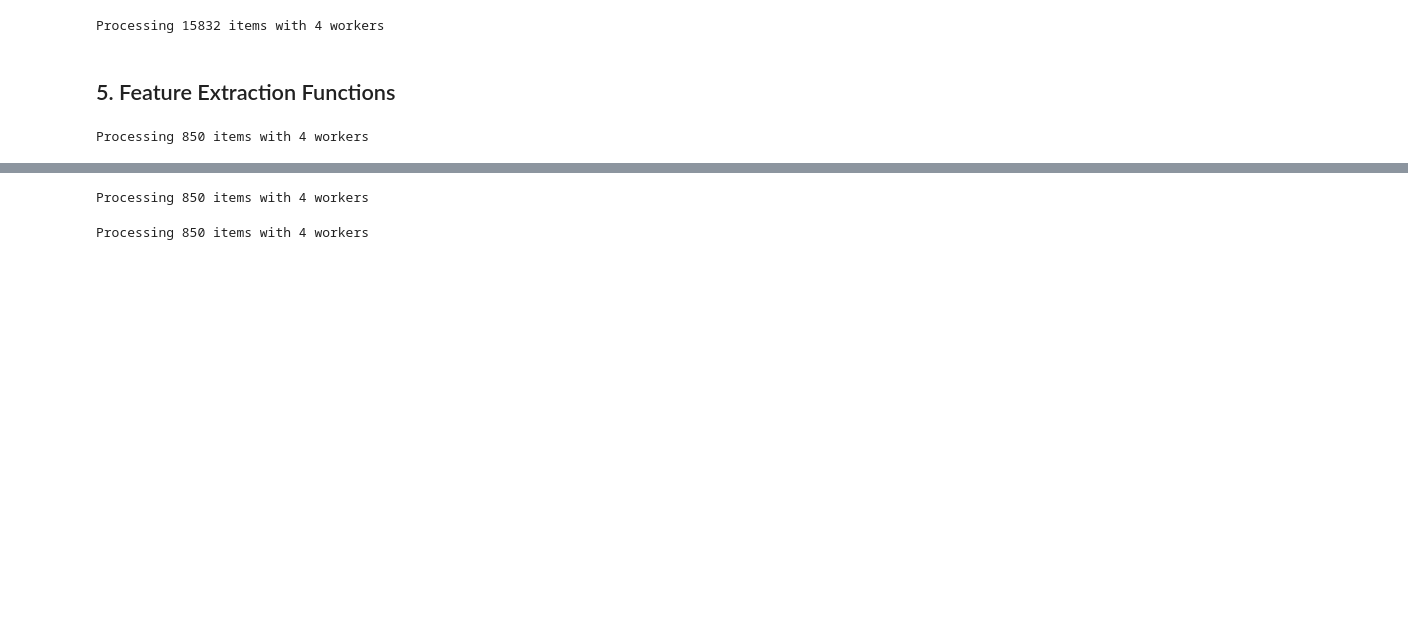
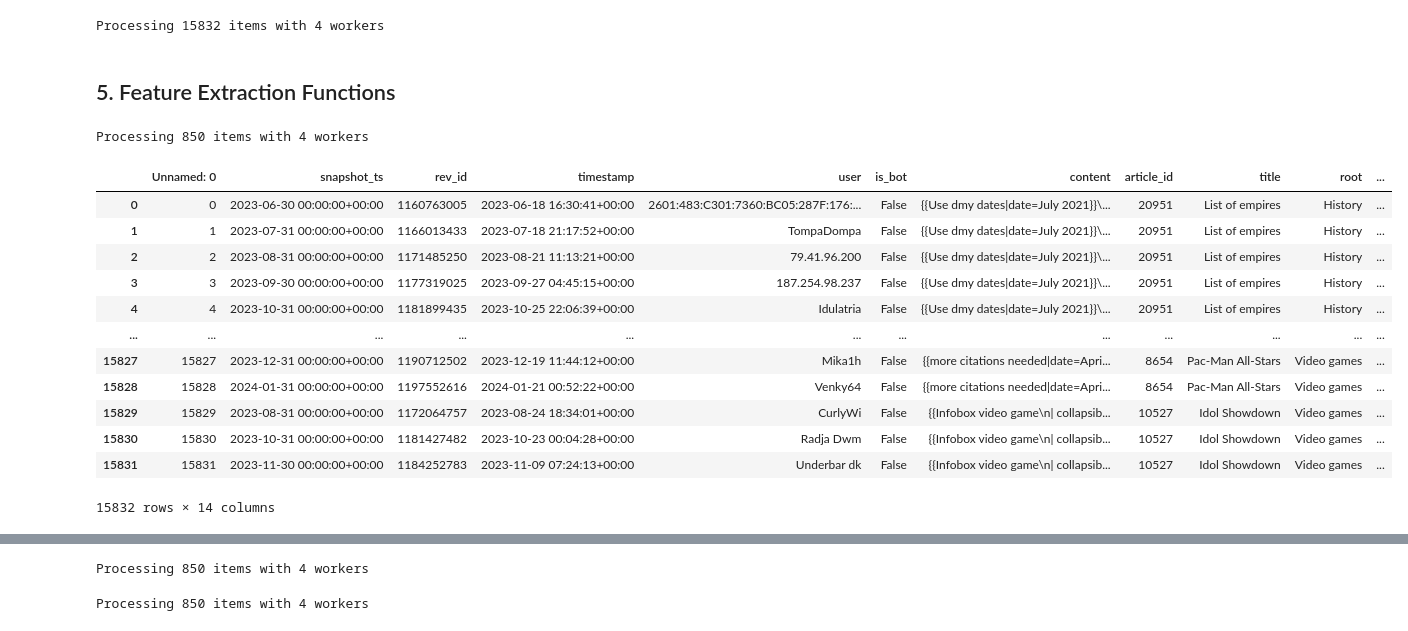
Before and after one commit to LeTartap/WikiMScThesis, a Jupyter notebook: python_code/optimized_pipeline.ipynb, the cells around one changed output, grey strips where cells are left out. Drawn from its saved outputs; the diff is of its cells as text; code cells hidden in the pictures; blank space fills up the shorter version.

```diff
--- a/python_code/optimized_pipeline.ipynb
+++ b/python_code/optimized_pipeline.ipynb
@@ -845,3 +847,19 @@ def compute_perplexity_and_burstiness(text: str, max_length: int = 512):
+# %%
+tiny_revs
+# %% [output]
+|  | Unnamed: 0 | snapshot_ts | rev_id | timestamp | user | is_bot | content | article_id | title | root | ... |
+| 0 | 0 | 2023-06-30 00:00:00+00:00 | 1160763005 | 2023-06-18 16:30:41+00:00 | 2601:483:C301:7360:BC05:287F:176:... | False | {{Use dmy dates|date=July 2021}}\... | 20951 | List of empires | History | ... |
+| 1 | 1 | 2023-07-31 00:00:00+00:00 | 1166013433 | 2023-07-18 21:17:52+00:00 | TompaDompa | False | {{Use dmy dates|date=July 2021}}\... | 20951 | List of empires | History | ... |
+| 2 | 2 | 2023-08-31 00:00:00+00:00 | 1171485250 | 2023-08-21 11:13:21+00:00 | 79.41.96.200 | False | {{Use dmy dates|date=July 2021}}\... | 20951 | List of empires | History | ... |
+| 3 | 3 | 2023-09-30 00:00:00+00:00 | 1177319025 | 2023-09-27 04:45:15+00:00 | 187.254.98.237 | False | {{Use dmy dates|date=July 2021}}\... | 20951 | List of empires | History | ... |
+| 4 | 4 | 2023-10-31 00:00:00+00:00 | 1181899435 | 2023-10-25 22:06:39+00:00 | Idulatria | False | {{Use dmy dates|date=July 2021}}\... | 20951 | List of empires | History | ... |
+| ... | ... | ... | ... | ... | ... | ... | ... | ... | ... | ... | ... |
+| 15827 | 15827 | 2023-12-31 00:00:00+00:00 | 1190712502 | 2023-12-19 11:44:12+00:00 | Mika1h | False | {{more citations needed|date=Apri... | 8654 | Pac-Man All-Stars | Video games | ... |
+| 15828 | 15828 | 2024-01-31 00:00:00+00:00 | 1197552616 | 2024-01-21 00:52:22+00:00 | Venky64 | False | {{more citations needed|date=Apri... | 8654 | Pac-Man All-Stars | Video games | ... |
+| 15829 | 15829 | 2023-08-31 00:00:00+00:00 | 1172064757 | 2023-08-24 18:34:01+00:00 | CurlyWi | False | {{Infobox video game\n| collapsib... | 10527 | Idol Showdown | Video games | ... |
+| 15830 | 15830 | 2023-10-31 00:00:00+00:00 | 1181427482 | 2023-10-23 00:04:28+00:00 | Radja Dwm | False | {{Infobox video game\n| collapsib... | 10527 | Idol Showdown | Video games | ... |
+| 15831 | 15831 | 2023-11-30 00:00:00+00:00 | 1184252783 | 2023-11-09 07:24:13+00:00 | Underbar dk | False | {{Infobox video game\n| collapsib... | 10527 | Idol Showdown | Video games | ... |
+15832 rows × 14 columns
 # %%
 import pandas as pd
 from tqdm.auto import tqdm
```
Also changed, not shown: parts of 9 cells of this notebook, 10 other files.
